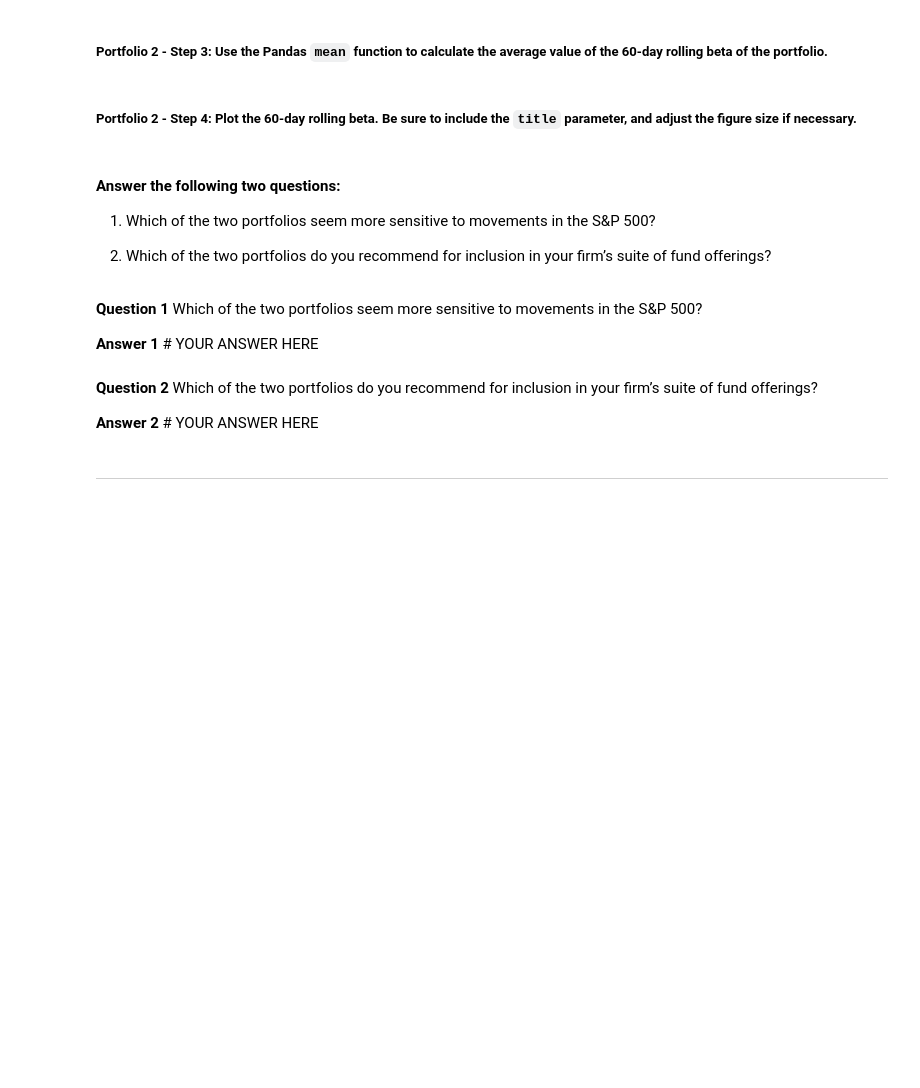
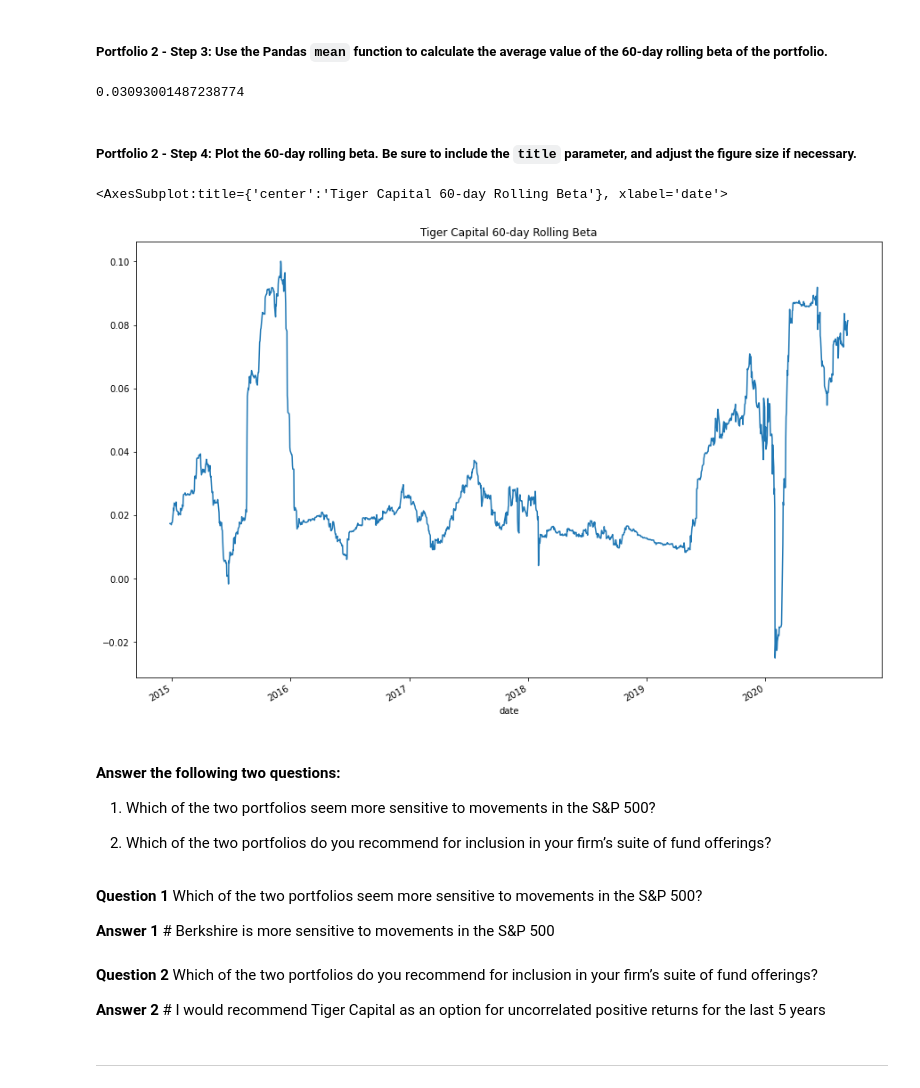
Before and after one commit to thompkjm/challenge_4, a Jupyter notebook: risk_return_analysis.ipynb, the cells around one changed output. Drawn from its saved outputs; the diff is of its cells as text; code cells hidden in the pictures; blank space fills up the shorter version.

```diff
--- a/risk_return_analysis.ipynb
+++ b/risk_return_analysis.ipynb
@@ -396,4 +428,5 @@ Your analysis is nearing completion. Now, you need to evaluate how the portfolio
 # %%
 # Calculate the covariance using a 60-day rolling window
 # Review the last five rows of the covariance data
-# YOUR CODE HERE
+tiger_cov_60day = daily_returns_df['TIGER GLOBAL MANAGEMENT LLC'].rolling(window=60).cov(daily_returns_df['S&P 500'])
+tiger_cov_60day.tail()
@@ -402,4 +443,5 @@ Your analysis is nearing completion. Now, you need to evaluate how the portfolio
 # %%
 # Calculate the beta based on the 60-day rolling covariance compared to the market (S&P 500)
 # Review the last five rows of the beta information
-# YOUR CODE HERE
+tiger_beta_60day = tiger_cov_60day/sp500_var
+tiger_beta_60day.tail()
@@ -407,13 +457,18 @@ Your analysis is nearing completion. Now, you need to evaluate how the portfolio
 ##### Portfolio 2 - Step 3: Use the Pandas `mean` function to calculate the average value of the 60-day rolling beta of the portfolio.
 # %%
 # Calculate the average of the 60-day rolling beta
-# YOUR CODE HERE
+tiger_beta_60day.mean()
+# %% [output]
+0.03093001487238774
 # %% [markdown]
 ##### Portfolio 2 - Step 4: Plot the 60-day rolling beta. Be sure to include the `title` parameter, and adjust the figure size if necessary.
 # %%
 # Plot the rolling beta
 # Include a title parameter and adjust the figure size
-# YOUR CODE HERE
+tiger_beta_60day.plot(title='Tiger Capital 60-day Rolling Beta',figsize=(15,10))
+# %% [output]
+<AxesSubplot:title={'center':'Tiger Capital 60-day Rolling Beta'}, xlabel='date'>
+[figure, added]
 # %% [markdown]
 #### Answer the following two questions:
 
@@ -423,10 +478,10 @@ Your analysis is nearing completion. Now, you need to evaluate how the portfolio
 # %% [markdown]
 **Question 1** Which of the two portfolios seem more sensitive to movements in the S&P 500?
 
-**Answer 1** # YOUR ANSWER HERE
+**Answer 1** # Berkshire is more sensitive to movements in the S&P 500
 # %% [markdown]
 **Question 2** Which of the two portfolios do you recommend for inclusion in your firm’s suite of fund offerings?
 
-**Answer 2** # YOUR ANSWER HERE
+**Answer 2** # I would recommend Tiger Capital as an option for uncorrelated positive returns for the last 5 years
 # %% [markdown]
 ---
```
Also changed, not shown: parts of 7 cells of this notebook, 1 other file.
